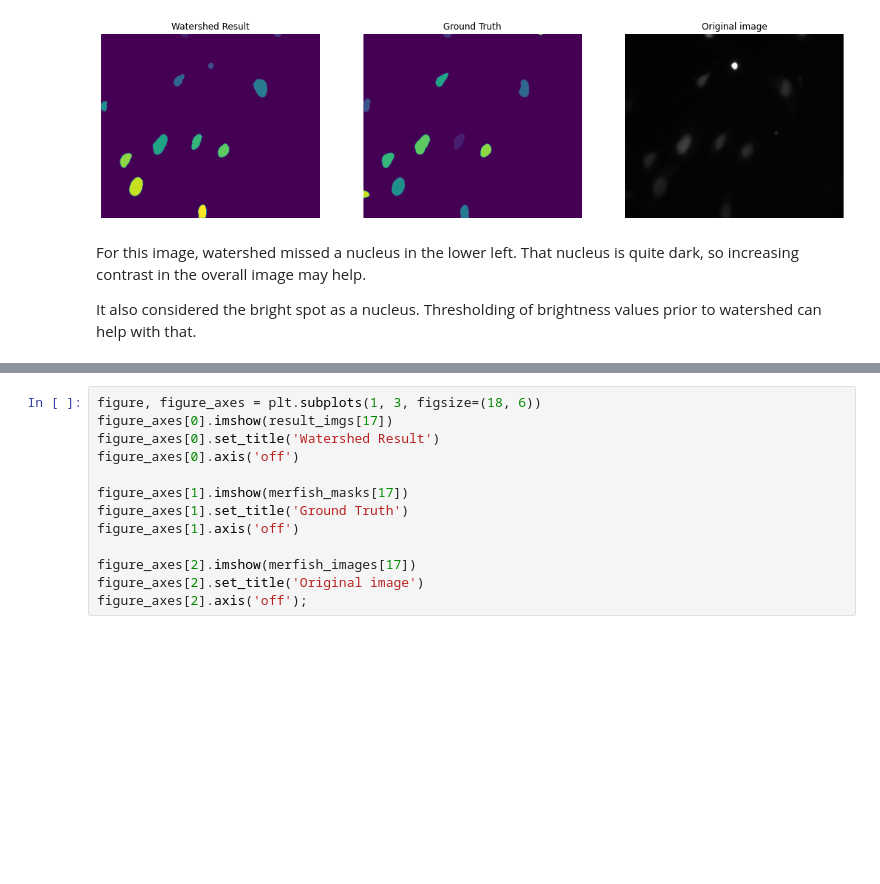
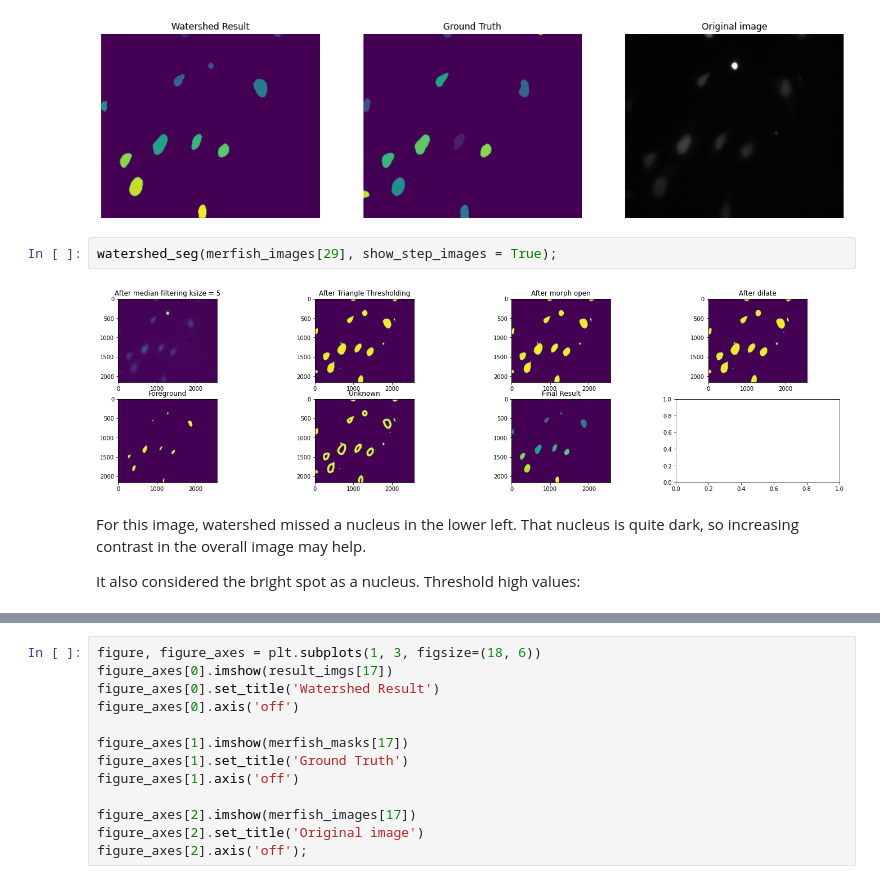
Before and after one commit to annajiwons/merfish-segmentation, a Jupyter notebook: 4_watershed/watershed.ipynb, the cells around one changed output, grey strips where cells are left out. Cells and saved outputs as stored; diff of their text form; blank space fills up the shorter version.

```diff
--- a/4_watershed/watershed.ipynb
+++ b/4_watershed/watershed.ipynb
@@ -346,8 +357,12 @@ figure_axes[2].set_title('Original image')
 figure_axes[2].axis('off');
 # %% [output]
 [figure]
+# %%
+watershed_seg(merfish_images[29], show_step_images = True);
+# %% [output]
+[figure, added]
 # %% [markdown]
 For this image, watershed missed a nucleus in the lower left. That nucleus is quite dark, so increasing contrast in the overall image may help.
 
 
-It also considered the bright spot as a nucleus. Thresholding of brightness values prior to watershed can help with that.
+It also considered the bright spot as a nucleus. Threshold high values:
```
Also changed, not shown: parts of 31 cells of this notebook.
